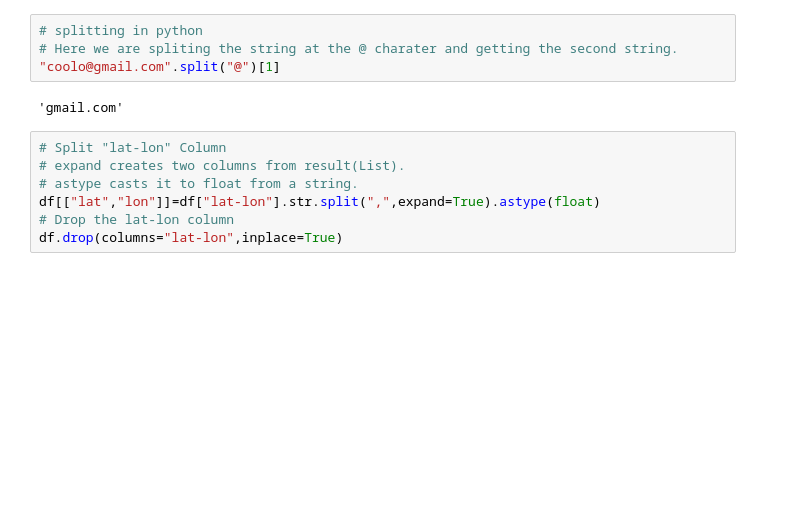
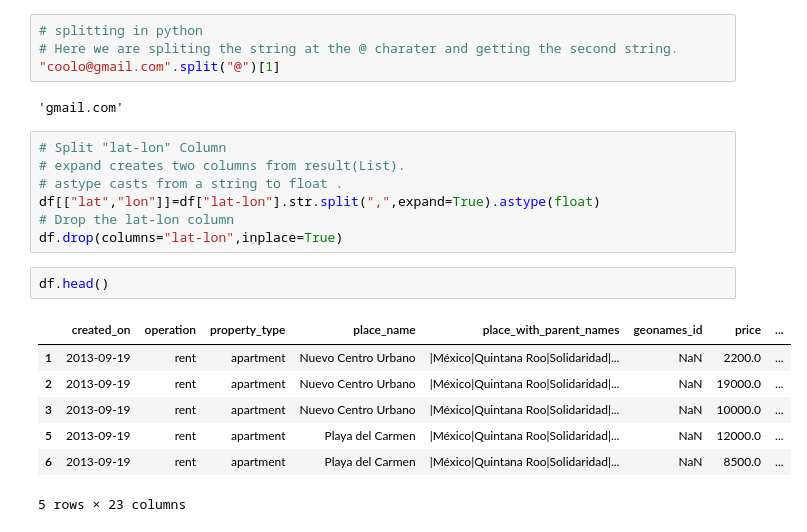
Before and after one commit to kolynzb/ML-tutor, a Jupyter notebook: AI-invasion/Week3.ipynb, the cells around one changed output. Cells and saved outputs as stored; diff of their text form; blank space fills up the shorter version.

Commit message:
Drop column in a dataframe

```diff
--- a/AI-invasion/Week3.ipynb
+++ b/AI-invasion/Week3.ipynb
@@ -123,7 +123,17 @@ len(new_df)
 # %%
 # Split "lat-lon" Column
 # expand creates two columns from result(List).
-# astype casts it to float from a string.
+# astype casts from a string to float .
 df[["lat","lon"]]=df["lat-lon"].str.split(",",expand=True).astype(float)
 # Drop the lat-lon column
 df.drop(columns="lat-lon",inplace=True)
+# %%
+df.head()
+# %% [output]
+|  | created_on | operation | property_type | place_name | place_with_parent_names | geonames_id | price | ... |
+| 1 | 2013-09-19 | rent | apartment | Nuevo Centro Urbano | |México|Quintana Roo|Solidaridad|... | NaN | 2200.0 | ... |
+| 2 | 2013-09-19 | rent | apartment | Nuevo Centro Urbano | |México|Quintana Roo|Solidaridad|... | NaN | 19000.0 | ... |
+| 3 | 2013-09-19 | rent | apartment | Nuevo Centro Urbano | |México|Quintana Roo|Solidaridad|... | NaN | 10000.0 | ... |
+| 5 | 2013-09-19 | rent | apartment | Playa del Carmen | |México|Quintana Roo|Solidaridad|... | NaN | 12000.0 | ... |
+| 6 | 2013-09-19 | rent | apartment | Playa del Carmen | |México|Quintana Roo|Solidaridad|... | NaN | 8500.0 | ... |
+5 rows × 23 columns
```
